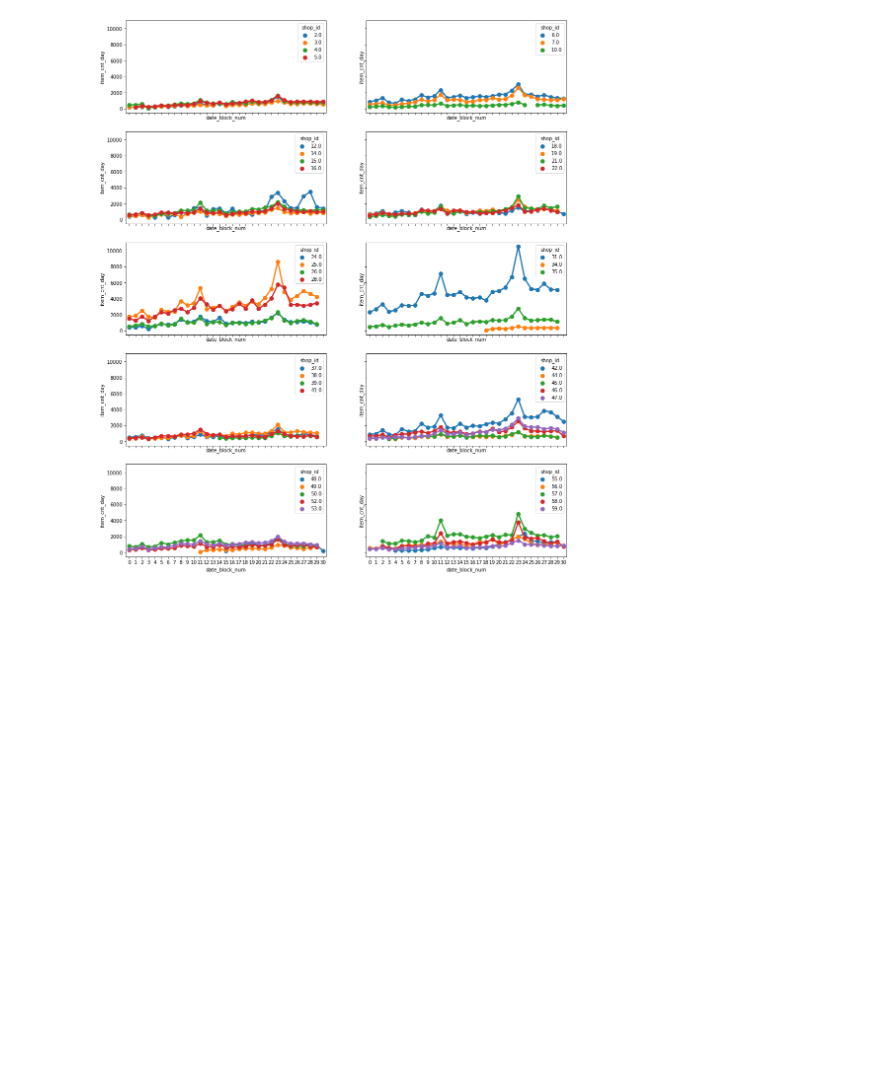
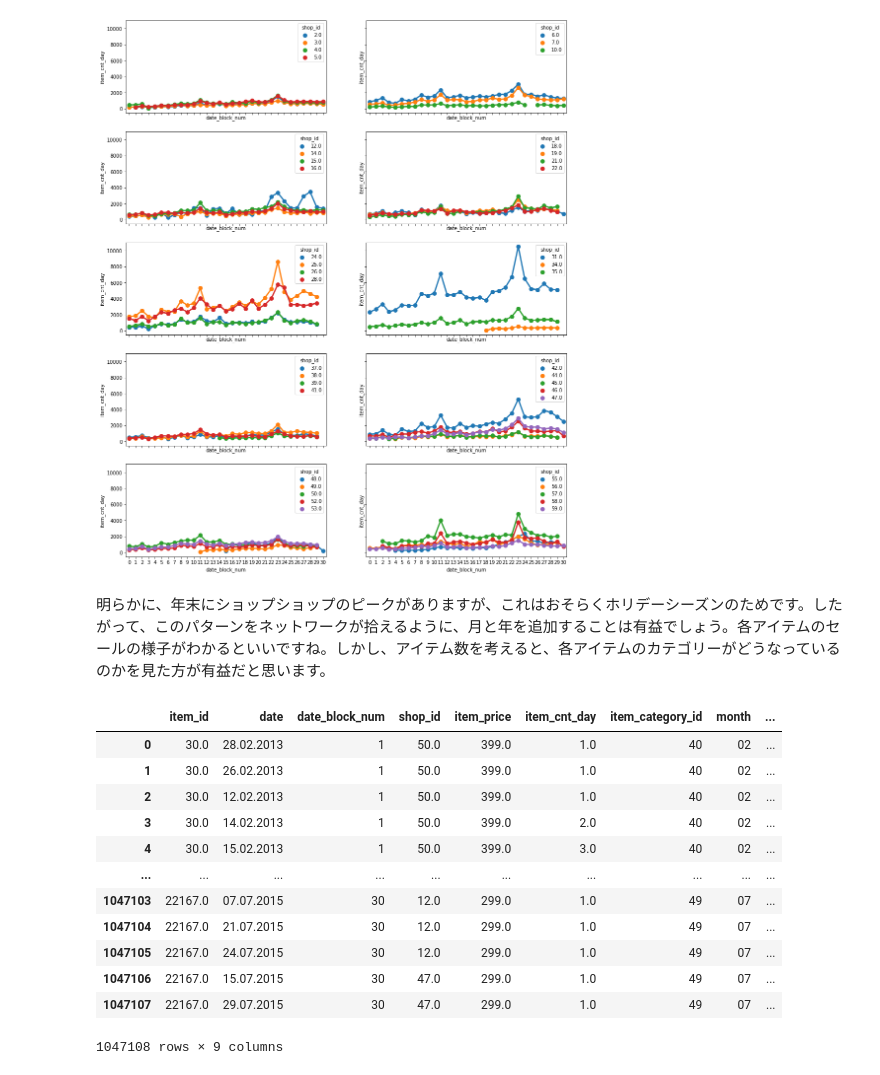
Before and after one commit to deepkick/kagglebook, a Jupyter notebook: ch01/PredictFutureSales_A_beginner_guide_for_sale_data_prediction.ipynb, the cells around one changed output. Drawn from its saved outputs; the diff is of its cells as text; code cells hidden in the pictures; blank space fills up the shorter version.

```diff
--- a/ch01/PredictFutureSales_A_beginner_guide_for_sale_data_prediction.ipynb
+++ b/ch01/PredictFutureSales_A_beginner_guide_for_sale_data_prediction.ipynb
@@ -123,3 +123,5 @@ for i in range(5):
         count += 1
 # %% [output]
 [figure]
+# %% [markdown]
+明らかに、年末にショップショップのピークがありますが、これはおそらくホリデーシーズンのためです。したがって、このパターンをネットワークが拾えるように、月と年を追加することは有益でしょう。各アイテムのセールの様子がわかるといいですね。しかし、アイテム数を考えると、各アイテムのカテゴリーがどうなっているのかを見た方が有益だと思います。
@@ -125,0 +134,16 @@ for i in range(5):
+# %%
+train
+# %% [output]
+|  | item_id | date | date_block_num | shop_id | item_price | item_cnt_day | item_category_id | month | ... |
+| 0 | 30.0 | 28.02.2013 | 1 | 50.0 | 399.0 | 1.0 | 40 | 02 | ... |
+| 1 | 30.0 | 26.02.2013 | 1 | 50.0 | 399.0 | 1.0 | 40 | 02 | ... |
+| 2 | 30.0 | 12.02.2013 | 1 | 50.0 | 399.0 | 1.0 | 40 | 02 | ... |
+| 3 | 30.0 | 14.02.2013 | 1 | 50.0 | 399.0 | 2.0 | 40 | 02 | ... |
+| 4 | 30.0 | 15.02.2013 | 1 | 50.0 | 399.0 | 3.0 | 40 | 02 | ... |
+| ... | ... | ... | ... | ... | ... | ... | ... | ... | ... |
+| 1047103 | 22167.0 | 07.07.2015 | 30 | 12.0 | 299.0 | 1.0 | 49 | 07 | ... |
+| 1047104 | 22167.0 | 21.07.2015 | 30 | 12.0 | 299.0 | 1.0 | 49 | 07 | ... |
+| 1047105 | 22167.0 | 24.07.2015 | 30 | 12.0 | 299.0 | 1.0 | 49 | 07 | ... |
+| 1047106 | 22167.0 | 15.07.2015 | 30 | 47.0 | 299.0 | 1.0 | 49 | 07 | ... |
+| 1047107 | 22167.0 | 29.07.2015 | 30 | 47.0 | 299.0 | 1.0 | 49 | 07 | ... |
+1047108 rows × 9 columns
```
Also changed, not shown: parts of 34 cells of this notebook.
